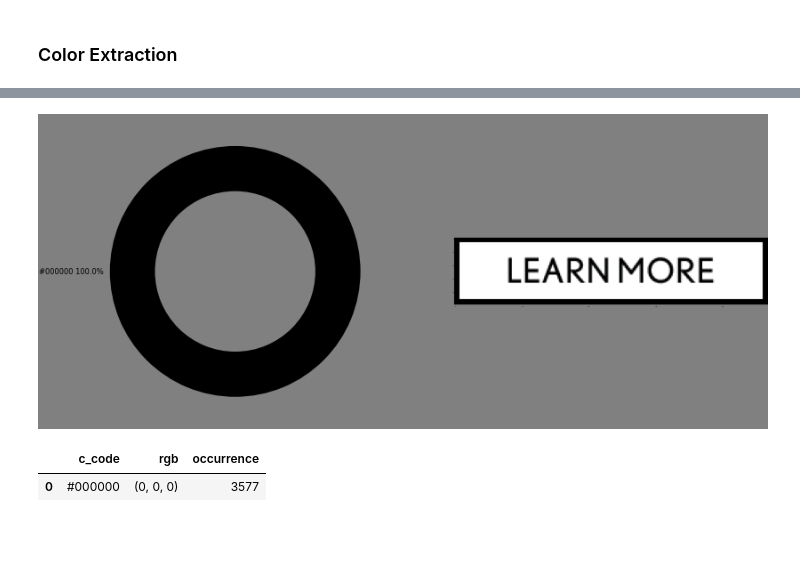
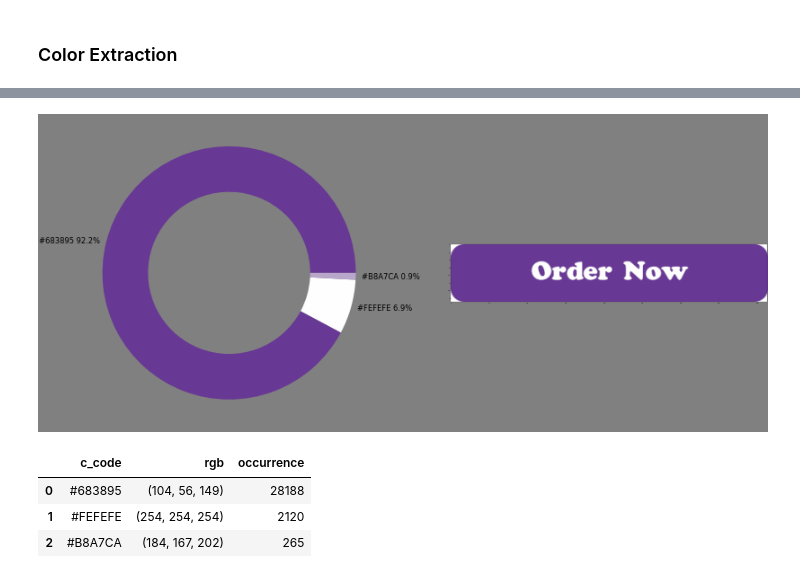
Before and after one commit to ad-Optimisation/ad_optimisation, a Jupyter notebook: notebooks/color_extraction.ipynb, the cells around one changed output, grey strips where cells are left out. Drawn from its saved outputs; the diff is of its cells as text; code cells hidden in the pictures; blank space fills up the shorter version.

```diff
--- a/notebooks/color_extraction.ipynb
+++ b/notebooks/color_extraction.ipynb
@@ -86,7 +105,8 @@ identify_color_composition('/home/birhanu_gebisa/week-11/ad_optimisation/data/As
 # %%
-identify_color_composition(
-    '../data/Assets/5a48ffcbf611f167ecbb884e807f31f6/cta.png', limit=3 ,visualize=True)
+identify_color_composition(f'{APP_FOLDER}/adunit-ihop-window4-reeses-mob/cta.png', limit=3 ,visualize=True)
 # %% [output]
-[figure, old version]
+[figure, new version]
 |  | c_code | rgb | occurrence |
-| 0 | #000000 | (0, 0, 0) | 3577 |
+| 0 | #683895 | (104, 56, 149) | 28188 |
+| 1 | #FEFEFE | (254, 254, 254) | 2120 |
+| 2 | #B8A7CA | (184, 167, 202) | 265 |
```
Also changed, not shown: parts of 4 cells of this notebook.
